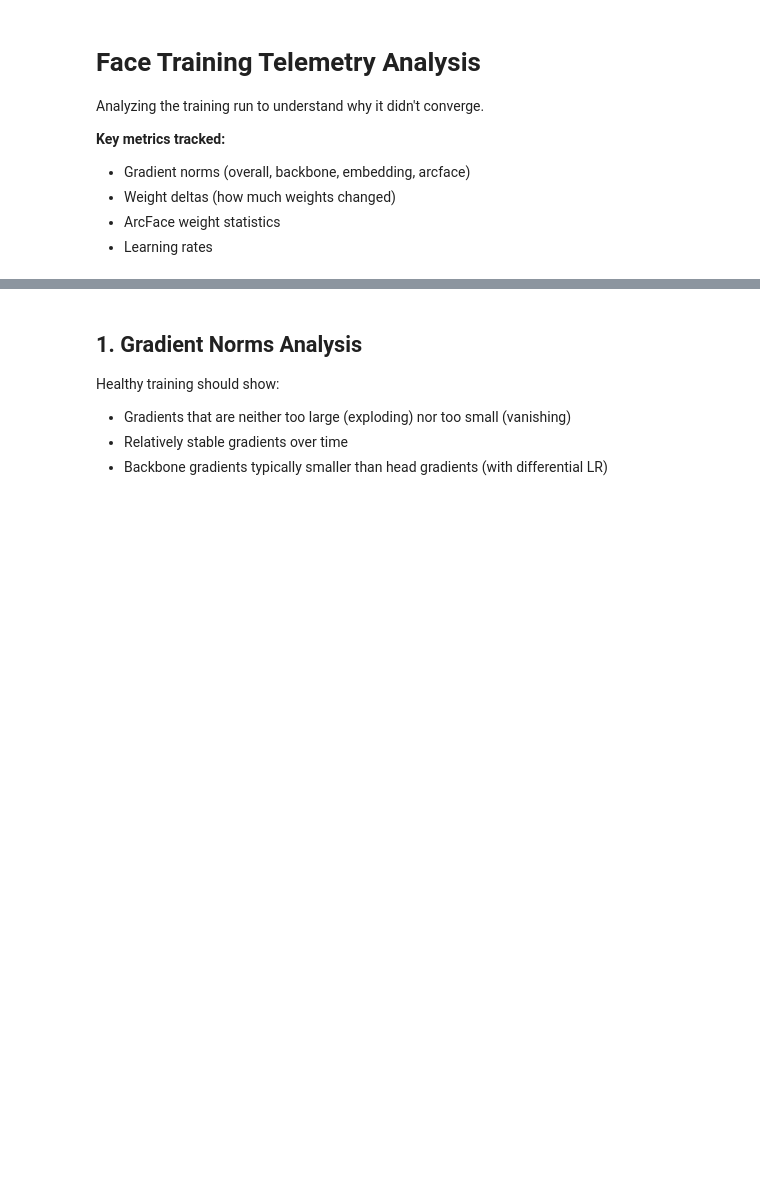
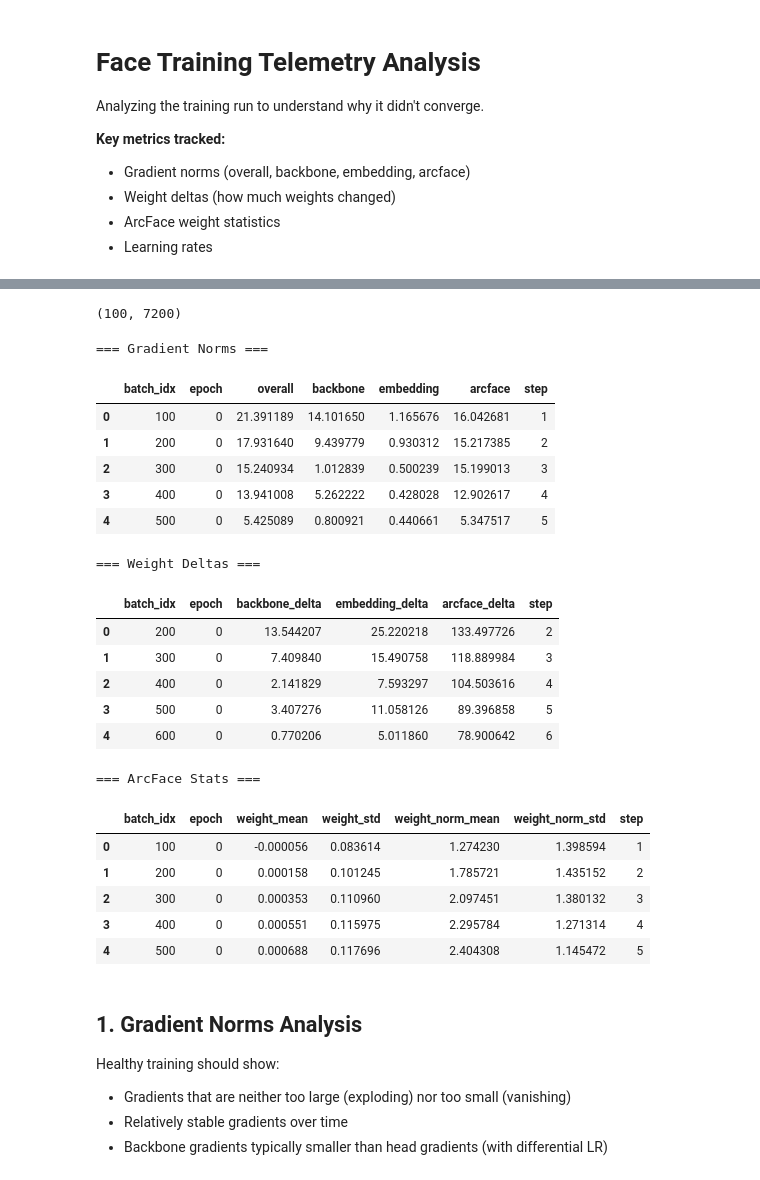
Before and after one commit to jonathanhexner/sim-bench, a Jupyter notebook: notebooks/analyze_face_telemetry.ipynb, the cells around one changed output, grey strips where cells are left out. Cells and saved outputs as stored; diff of their text form; code cells hidden in the pictures; blank space fills up the shorter version.

Commit message:
update face recognition model

```diff
--- a/notebooks/analyze_face_telemetry.ipynb
+++ b/notebooks/analyze_face_telemetry.ipynb
@@ -35,16 +43,42 @@ print(f"Learning rates: {len(learning_rates)} rows")
+# %%
+gradient_norms['batch_idx'].min(), gradient_norms['batch_idx'].max()
+# %% [output]
+(100, 7200)
 # %%
 # Create a global step index for plotting
-gradient_norms['step'] = range(len(gradient_norms))
-weight_deltas['step'] = range(len(weight_deltas))
-arcface_stats['step'] = range(len(arcface_stats))
+gradient_norms['step'] = gradient_norms['epoch'] * 1000 + gradient_norms['batch_idx'] // 100
+weight_deltas['step'] = weight_deltas['epoch'] * 1000 + weight_deltas['batch_idx'] // 100
+arcface_stats['step'] = arcface_stats['epoch'] * 1000 + arcface_stats['batch_idx'] // 100
 
 # Show data structure
 print("=== Gradient Norms ===")
 display(gradient_norms.head())
 print("\n=== Weight Deltas ===")
 display(weight_deltas.head())
 print("\n=== ArcFace Stats ===")
 display(arcface_stats.head())
+# %% [output]
+=== Gradient Norms ===
+|  | batch_idx | epoch | overall | backbone | embedding | arcface | step |
+| 0 | 100 | 0 | 21.391189 | 14.101650 | 1.165676 | 16.042681 | 1 |
+| 1 | 200 | 0 | 17.931640 | 9.439779 | 0.930312 | 15.217385 | 2 |
+| 2 | 300 | 0 | 15.240934 | 1.012839 | 0.500239 | 15.199013 | 3 |
+| 3 | 400 | 0 | 13.941008 | 5.262222 | 0.428028 | 12.902617 | 4 |
+| 4 | 500 | 0 | 5.425089 | 0.800921 | 0.440661 | 5.347517 | 5 |
+=== Weight Deltas ===
+|  | batch_idx | epoch | backbone_delta | embedding_delta | arcface_delta | step |
+| 0 | 200 | 0 | 13.544207 | 25.220218 | 133.497726 | 2 |
+| 1 | 300 | 0 | 7.409840 | 15.490758 | 118.889984 | 3 |
+| 2 | 400 | 0 | 2.141829 | 7.593297 | 104.503616 | 4 |
+| 3 | 500 | 0 | 3.407276 | 11.058126 | 89.396858 | 5 |
+| 4 | 600 | 0 | 0.770206 | 5.011860 | 78.900642 | 6 |
+=== ArcFace Stats ===
+|  | batch_idx | epoch | weight_mean | weight_std | weight_norm_mean | weight_norm_std | step |
+| 0 | 100 | 0 | -0.000056 | 0.083614 | 1.274230 | 1.398594 | 1 |
+| 1 | 200 | 0 | 0.000158 | 0.101245 | 1.785721 | 1.435152 | 2 |
+| 2 | 300 | 0 | 0.000353 | 0.110960 | 2.097451 | 1.380132 | 3 |
+| 3 | 400 | 0 | 0.000551 | 0.115975 | 2.295784 | 1.271314 | 4 |
+| 4 | 500 | 0 | 0.000688 | 0.117696 | 2.404308 | 1.145472 | 5 |
 # %% [markdown]
 ## 1. Gradient Norms Analysis
 
```
Also changed, not shown: parts of 9 cells of this notebook, 26 other files.
